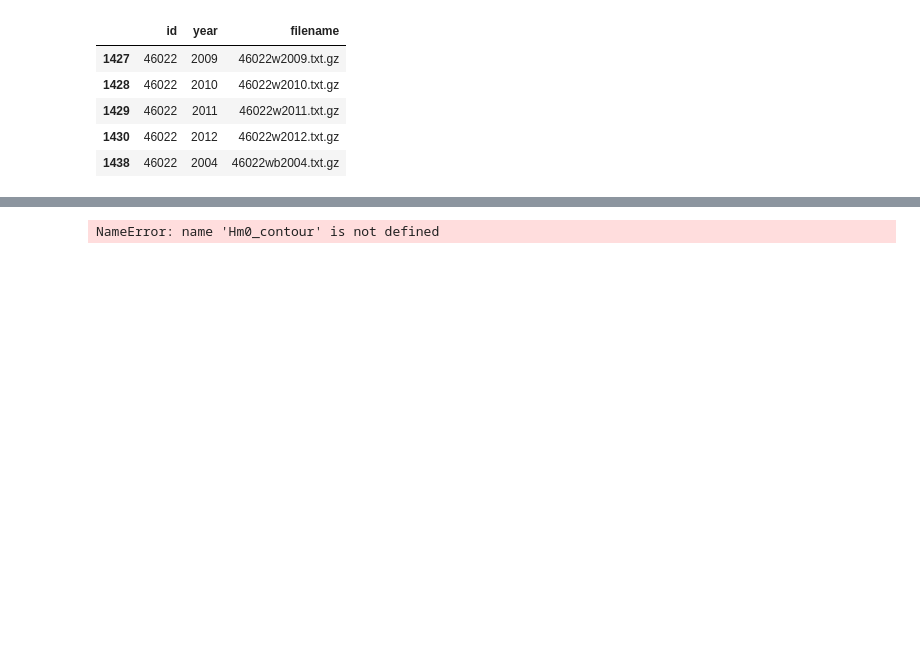
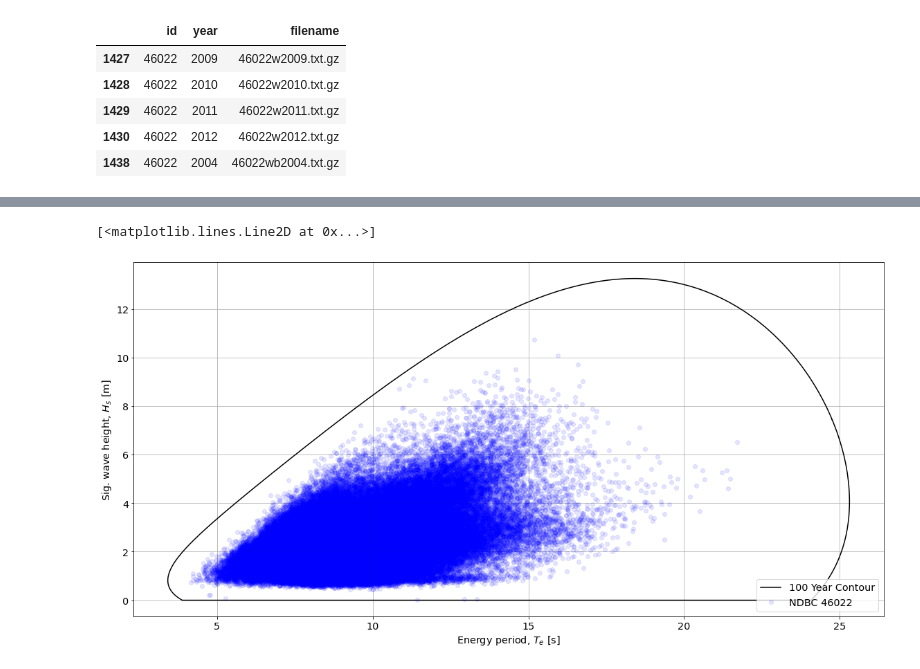
Before and after one commit to MHKiT-Software/MHKiT-Python, a Jupyter notebook: examples/environmental_contours.ipynb, the cells around one changed output, grey strips where cells are left out. Cells and saved outputs as stored; diff of their text form; code cells hidden in the pictures; blank space fills up the shorter version.

```diff
--- a/examples/environmental_contours.ipynb
+++ b/examples/environmental_contours.ipynb
@@ -42,8 +44,6 @@ The `ndbc.available_data` function has returned a dataframe with columns 'id', '
 # %%
-# Create a list of years of interest
-subYears = [*range(1996,2013)]
 # Slice the DataFrame on years of interest
-yearsOfInterest = available_data[available_data.year.isin(subYears)]
+yearsOfInterest = available_data[available_data.year < 2013]
 yearsOfInterest.tail()
 # %% [output]
 |  | id | year | filename |
@@ -101,0 +80,21 @@ Hs.to_pickle(f'{buoy_number}Hm0Te.pkl')
+# %%
+# Intialize empty lists to store the results from each year
+Hm0_list=[]
+Te_list=[]
+
+# Iterate over each year and save the result in the initalized dictionary
+for year in mhkit_data:
+    year_data = mhkit_data[year]
+    Hm0_list.append(resource.significant_wave_height(year_data.T))
+    Te_list.append(resource.energy_period(year_data.T))
+
+# Concatenate list of Series into a single DataFrame
+Te     = pd.concat(Te_list ,axis=0)
+Hm0_Te = pd.concat(Hm0_list ,axis=0)
+Hm0_Te['Te'] = Te.Te
+
+# Drop any NaNs created from the calculation of Hm0 or Te
+Hm0_Te.dropna(inplace=True)
+# Sort the DateTime index
+Hm0_Te.sort_index(inplace=True)
+Hm0_Te
@@ -102,14 +119,16 @@ Hs.to_pickle(f'{buoy_number}Hm0Te.pkl')
 # %%
-df_raw=Hs.copy(deep=True)
+# Return periods (yrs) of interest
+contour_year = 100
 
 # Remove Outliers
-df = df_raw[df_raw['Hm0'] < 20]
+Hm0_Te_clean = Hm0_Te[Hm0_Te.Hm0 < 20]
 
-Hm0 = df.Hm0.values
-Te = df.Te.values
+# Get only the values from the DataFrame
+Hm0 = Hm0_Te_clean.Hm0.values
+Te  = Hm0_Te_clean.Te.values
 
 # Delta time of sea-states
-dt = (df.index[2]-df.index[1]).seconds
-# Return periods (yrs) of interest
-contour_year = 100
+dt = (Hm0_Te_clean.index[2]-Hm0_Te_clean.index[1]).seconds
+
+# Get the contour values
 Hm0_contour, Te_contour = resource.environmental_contour(Hm0, Te, dt, contour_year)
@@ -118,8 +138,8 @@ Hm0_contour, Te_contour = resource.environmental_contour(Hm0, Te, dt, contour_ye
 # %%
 graphics.plot_environmental_contour(Hm0, Te,
                                     Hm0_contour, Te_contour,
                                     data_label='NDBC 46022',
-                                    contour_label='100 Year Contour',
-                                    ax=None)
+                                    contour_label='100 Year Contour')
 # %% [output]
-NameError: name 'Hm0_contour' is not defined
+[<matplotlib.lines.Line2D at 0x...>]
+[figure, added]
```
Also changed, not shown: parts of 15 cells of this notebook.
